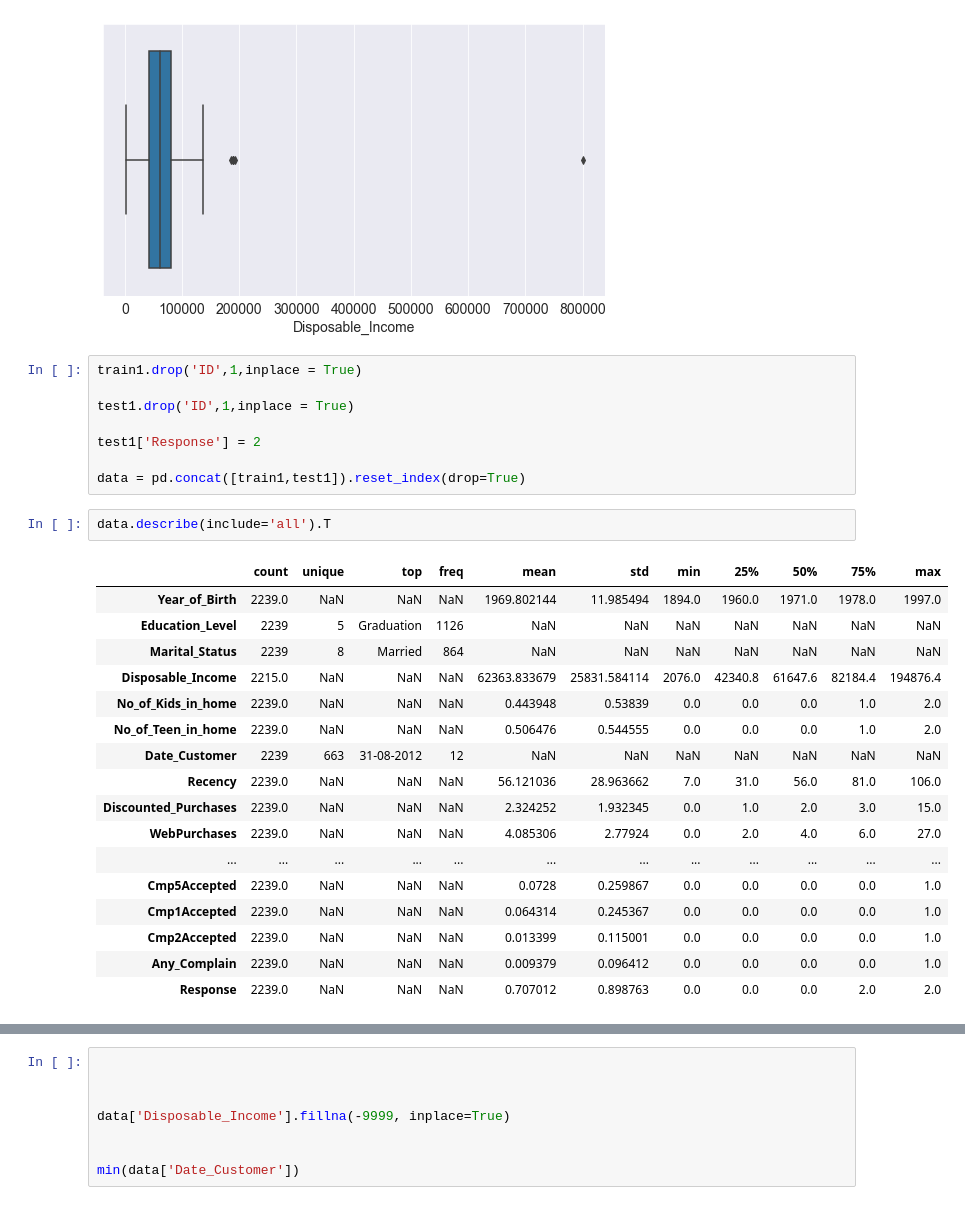
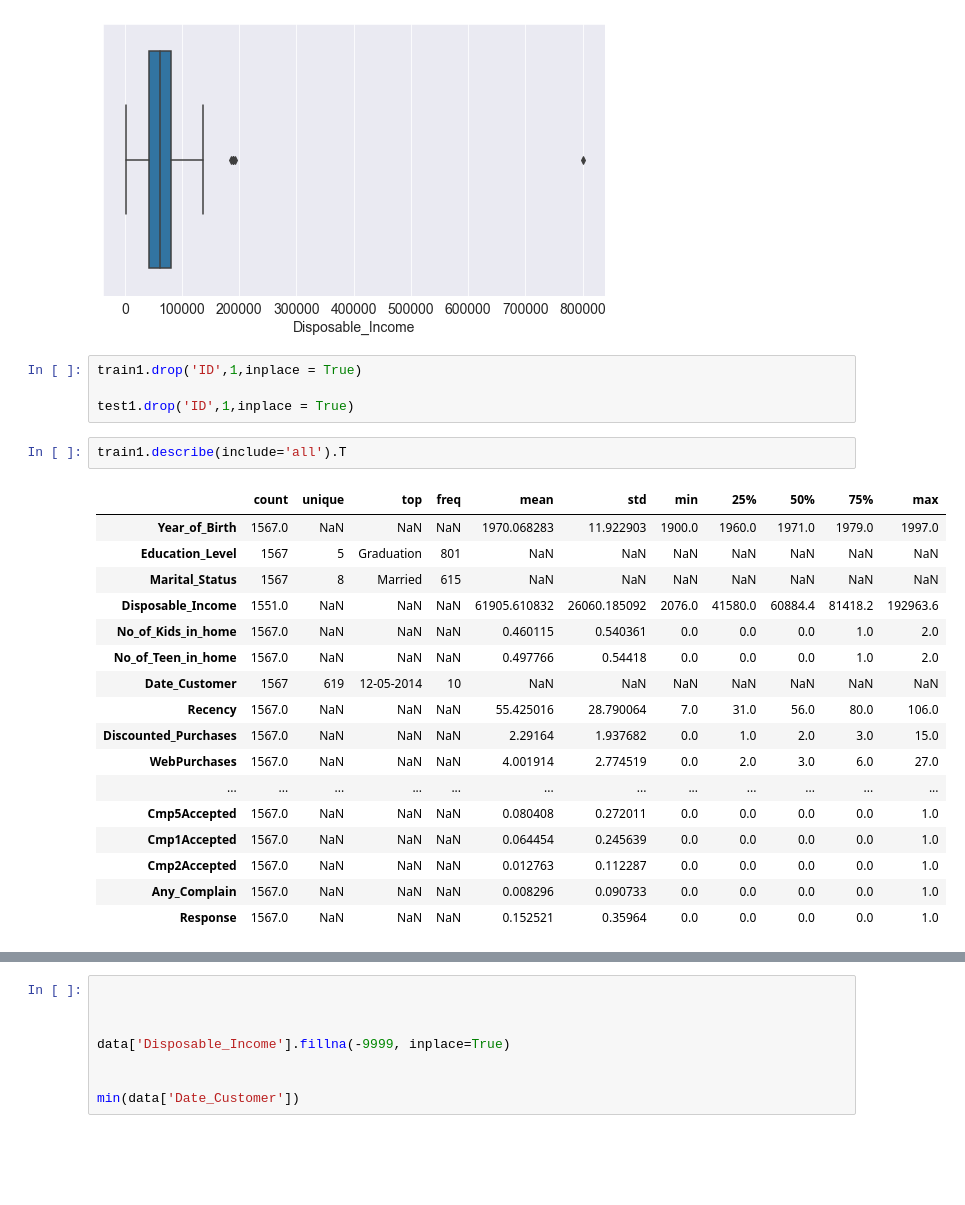
Before and after one commit to hope205/Customers_Campaign_Response, a Jupyter notebook: Final_Customer_Campaign.ipynb, the cells around one changed output, grey strips where cells are left out. Saved outputs shown, nothing was run; the diff lists cells and outputs as text; blank space fills up the shorter version.

```diff
--- a/Final_Customer_Campaign.ipynb
+++ b/Final_Customer_Campaign.ipynb
@@ -76,27 +76,23 @@ train1 = train1.drop(190)
 train1.drop('ID',1,inplace = True)
 
 test1.drop('ID',1,inplace = True)
-
-test1['Response'] = 2
-
-data = pd.concat([train1,test1]).reset_index(drop=True)
 # %%
-data.describe(include='all').T
+train1.describe(include='all').T
 # %% [output]
 |  | count | unique | top | freq | mean | std | min | 25% | 50% | 75% | max |
-| Year_of_Birth | 2239.0 | NaN | NaN | NaN | 1969.802144 | 11.985494 | 1894.0 | 1960.0 | 1971.0 | 1978.0 | 1997.0 |
-| Education_Level | 2239 | 5 | Graduation | 1126 | NaN | NaN | NaN | NaN | NaN | NaN | NaN |
-| Marital_Status | 2239 | 8 | Married | 864 | NaN | NaN | NaN | NaN | NaN | NaN | NaN |
-| Disposable_Income | 2215.0 | NaN | NaN | NaN | 62363.833679 | 25831.584114 | 2076.0 | 42340.8 | 61647.6 | 82184.4 | 194876.4 |
-| No_of_Kids_in_home | 2239.0 | NaN | NaN | NaN | 0.443948 | 0.53839 | 0.0 | 0.0 | 0.0 | 1.0 | 2.0 |
-| No_of_Teen_in_home | 2239.0 | NaN | NaN | NaN | 0.506476 | 0.544555 | 0.0 | 0.0 | 0.0 | 1.0 | 2.0 |
-| Date_Customer | 2239 | 663 | 31-08-2012 | 12 | NaN | NaN | NaN | NaN | NaN | NaN | NaN |
-| Recency | 2239.0 | NaN | NaN | NaN | 56.121036 | 28.963662 | 7.0 | 31.0 | 56.0 | 81.0 | 106.0 |
-| Discounted_Purchases | 2239.0 | NaN | NaN | NaN | 2.324252 | 1.932345 | 0.0 | 1.0 | 2.0 | 3.0 | 15.0 |
-| WebPurchases | 2239.0 | NaN | NaN | NaN | 4.085306 | 2.77924 | 0.0 | 2.0 | 4.0 | 6.0 | 27.0 |
+| Year_of_Birth | 1567.0 | NaN | NaN | NaN | 1970.068283 | 11.922903 | 1900.0 | 1960.0 | 1971.0 | 1979.0 | 1997.0 |
+| Education_Level | 1567 | 5 | Graduation | 801 | NaN | NaN | NaN | NaN | NaN | NaN | NaN |
+| Marital_Status | 1567 | 8 | Married | 615 | NaN | NaN | NaN | NaN | NaN | NaN | NaN |
+| Disposable_Income | 1551.0 | NaN | NaN | NaN | 61905.610832 | 26060.185092 | 2076.0 | 41580.0 | 60884.4 | 81418.2 | 192963.6 |
+| No_of_Kids_in_home | 1567.0 | NaN | NaN | NaN | 0.460115 | 0.540361 | 0.0 | 0.0 | 0.0 | 1.0 | 2.0 |
+| No_of_Teen_in_home | 1567.0 | NaN | NaN | NaN | 0.497766 | 0.54418 | 0.0 | 0.0 | 0.0 | 1.0 | 2.0 |
+| Date_Customer | 1567 | 619 | 12-05-2014 | 10 | NaN | NaN | NaN | NaN | NaN | NaN | NaN |
+| Recency | 1567.0 | NaN | NaN | NaN | 55.425016 | 28.790064 | 7.0 | 31.0 | 56.0 | 80.0 | 106.0 |
+| Discounted_Purchases | 1567.0 | NaN | NaN | NaN | 2.29164 | 1.937682 | 0.0 | 1.0 | 2.0 | 3.0 | 15.0 |
+| WebPurchases | 1567.0 | NaN | NaN | NaN | 4.001914 | 2.774519 | 0.0 | 2.0 | 3.0 | 6.0 | 27.0 |
 | ... | ... | ... | ... | ... | ... | ... | ... | ... | ... | ... | ... |
-| Cmp5Accepted | 2239.0 | NaN | NaN | NaN | 0.0728 | 0.259867 | 0.0 | 0.0 | 0.0 | 0.0 | 1.0 |
-| Cmp1Accepted | 2239.0 | NaN | NaN | NaN | 0.064314 | 0.245367 | 0.0 | 0.0 | 0.0 | 0.0 | 1.0 |
-| Cmp2Accepted | 2239.0 | NaN | NaN | NaN | 0.013399 | 0.115001 | 0.0 | 0.0 | 0.0 | 0.0 | 1.0 |
-| Any_Complain | 2239.0 | NaN | NaN | NaN | 0.009379 | 0.096412 | 0.0 | 0.0 | 0.0 | 0.0 | 1.0 |
-| Response | 2239.0 | NaN | NaN | NaN | 0.707012 | 0.898763 | 0.0 | 0.0 | 0.0 | 2.0 | 2.0 |
+| Cmp5Accepted | 1567.0 | NaN | NaN | NaN | 0.080408 | 0.272011 | 0.0 | 0.0 | 0.0 | 0.0 | 1.0 |
+| Cmp1Accepted | 1567.0 | NaN | NaN | NaN | 0.064454 | 0.245639 | 0.0 | 0.0 | 0.0 | 0.0 | 1.0 |
+| Cmp2Accepted | 1567.0 | NaN | NaN | NaN | 0.012763 | 0.112287 | 0.0 | 0.0 | 0.0 | 0.0 | 1.0 |
+| Any_Complain | 1567.0 | NaN | NaN | NaN | 0.008296 | 0.090733 | 0.0 | 0.0 | 0.0 | 0.0 | 1.0 |
+| Response | 1567.0 | NaN | NaN | NaN | 0.152521 | 0.35964 | 0.0 | 0.0 | 0.0 | 0.0 | 1.0 |
```
Also changed, not shown: parts of 29 cells of this notebook.
